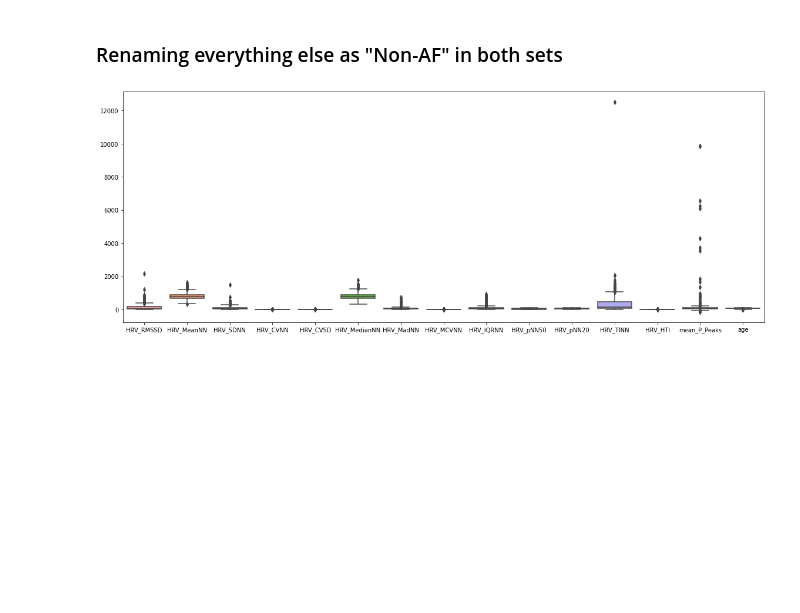
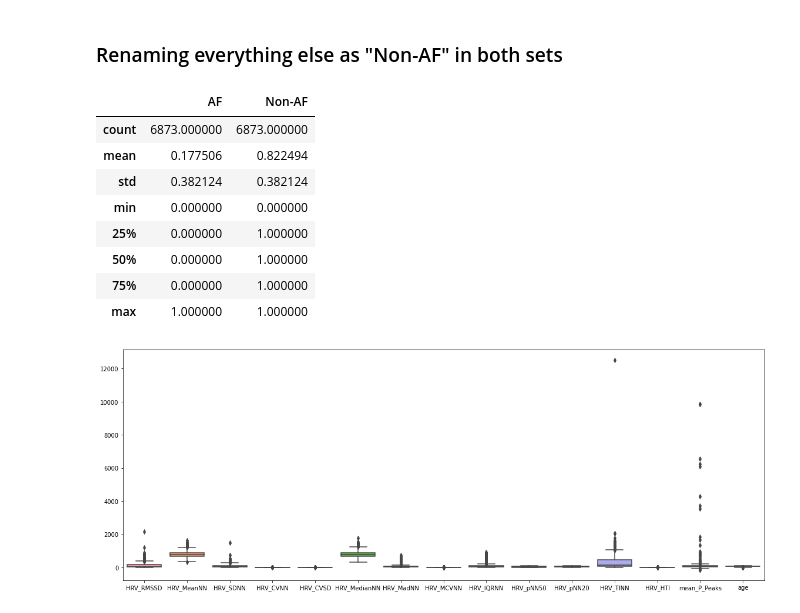
Before and after one commit to tomiambro/af_classifier, a Jupyter notebook: Exploratory Data Analysis.ipynb, the cells around one changed output. Cells and saved outputs as stored; diff of their text form; code cells hidden in the pictures; blank space fills up the shorter version.

```diff
--- a/Exploratory Data Analysis.ipynb
+++ b/Exploratory Data Analysis.ipynb
@@ -111,6 +111,19 @@ plt.tight_layout()
 ### Renaming everything else as "Non-AF" in both sets
 # %%
 df_raw.loc[df_raw.label != 'AF', 'label'] = 'Non-AF'
+# %%
+labels = pd.get_dummies(df_raw['label'])
+labels.describe()
+# %% [output]
+|  | AF | Non-AF |
+| count | 6873.000000 | 6873.000000 |
+| mean | 0.177506 | 0.822494 |
+| std | 0.382124 | 0.382124 |
+| min | 0.000000 | 0.000000 |
+| 25% | 0.000000 | 1.000000 |
+| 50% | 0.000000 | 1.000000 |
+| 75% | 0.000000 | 1.000000 |
+| max | 1.000000 | 1.000000 |
 # %%
 plt.figure(figsize=(16,6))
 sns.boxplot(data=df_raw)
```
Also changed, not shown: parts of 8 cells of this notebook, 2 other files.
